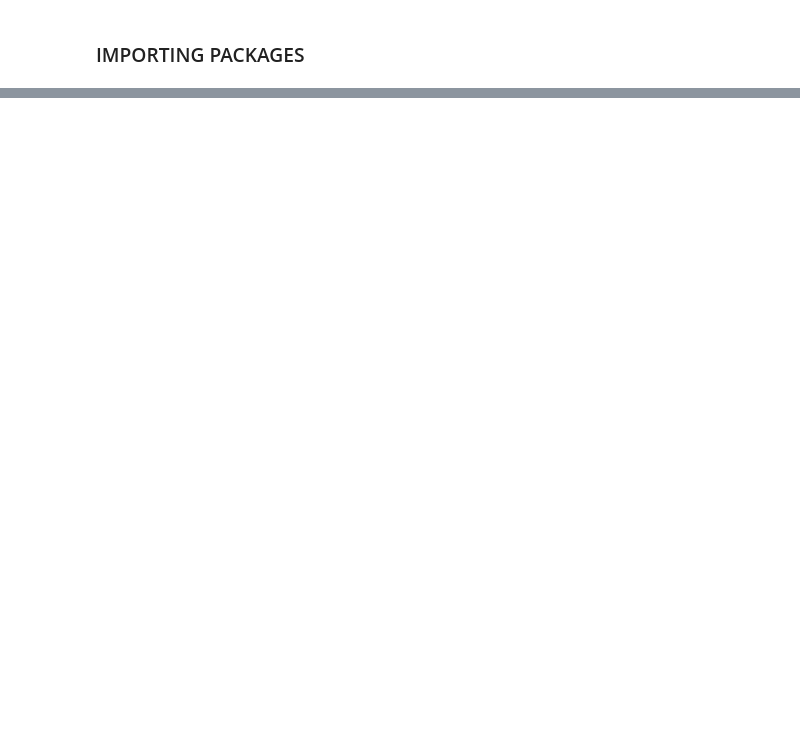
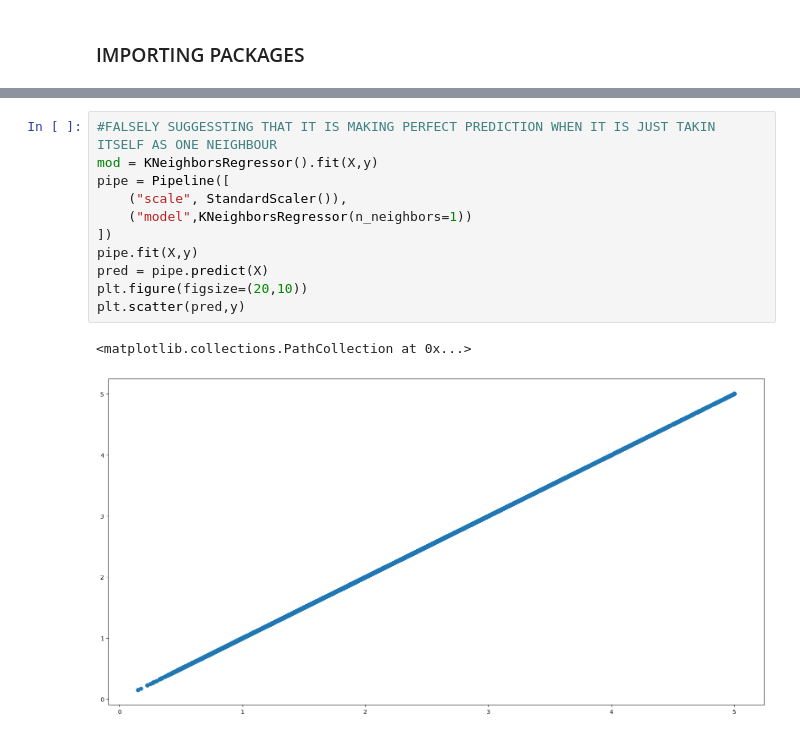
Before and after one commit to shaguntembhurne/MACHINE-LEARNING-, a Jupyter notebook: scikit learn.ipynb, the cells around one changed output, grey strips where cells are left out. Saved outputs shown, nothing was run; the diff lists cells and outputs as text; blank space fills up the shorter version.

```diff
--- a/scikit learn.ipynb
+++ b/scikit learn.ipynb
@@ -23,0 +34,14 @@ URLError: <urlopen error [SSL: CERTIFICATE_VERIFY_FAILED] certificate verify fai
+# %%
+#FALSELY SUGGESSTING THAT IT IS MAKING PERFECT PREDICTION WHEN IT IS JUST TAKIN ITSELF AS ONE NEIGHBOUR
+mod = KNeighborsRegressor().fit(X,y)
+pipe = Pipeline([
+    ("scale", StandardScaler()),
+    ("model",KNeighborsRegressor(n_neighbors=1))
+])
+pipe.fit(X,y)
+pred = pipe.predict(X)
+plt.figure(figsize=(20,10))
+plt.scatter(pred,y)
+# %% [output]
+<matplotlib.collections.PathCollection at 0x...>
+[figure, added]
```
Also changed, not shown: parts of 9 cells of this notebook.
